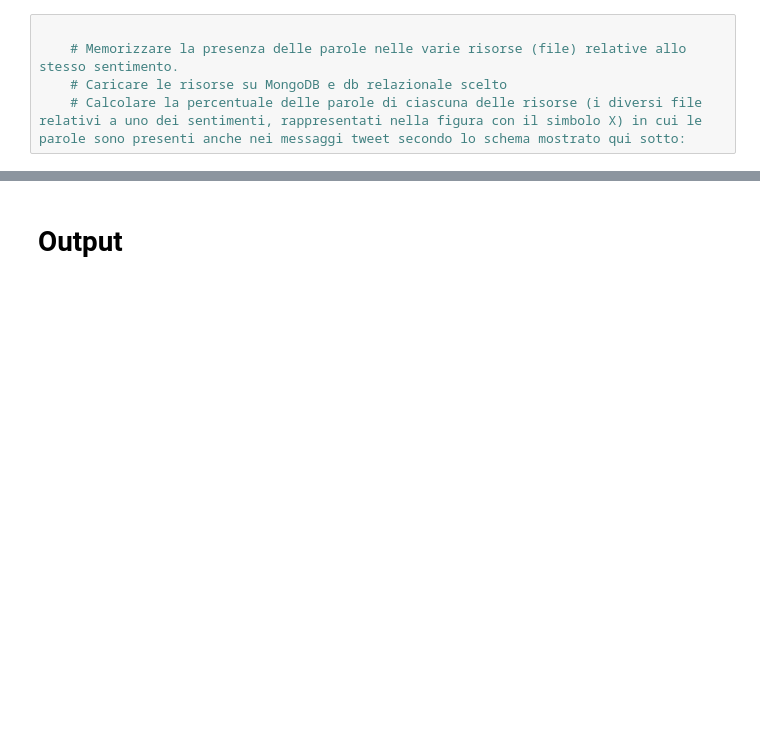
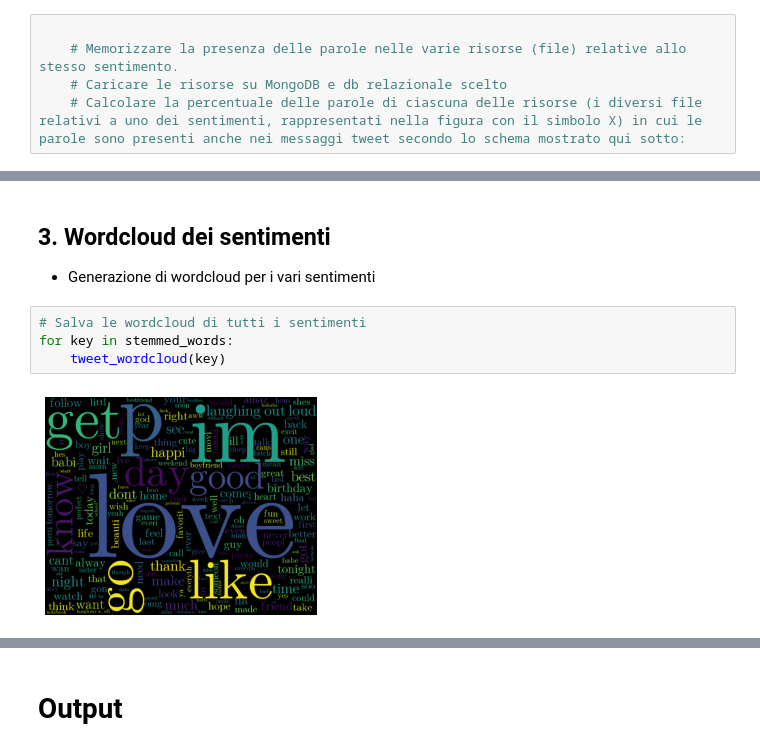
Before and after one commit to FakeBlubba/MAADB, a Jupyter notebook: maadb_project.ipynb, the cells around one changed output, grey strips where cells are left out. Cells and saved outputs as stored; diff of their text form; blank space fills up the shorter version.

```diff
--- a/maadb_project.ipynb
+++ b/maadb_project.ipynb
@@ -313,0 +371,9 @@ plt.imshow(htag)
+# %% [markdown]
+## 3. Wordcloud dei sentimenti
+- Generazione di wordcloud per i vari sentimenti
+# %%
+# Salva le wordcloud di tutti i sentimenti
+for key in stemmed_words:
+    tweet_wordcloud(key)
+# %% [output]
+[figure, added]
```
Also changed, not shown: parts of 21 cells of this notebook, 22 other files.
